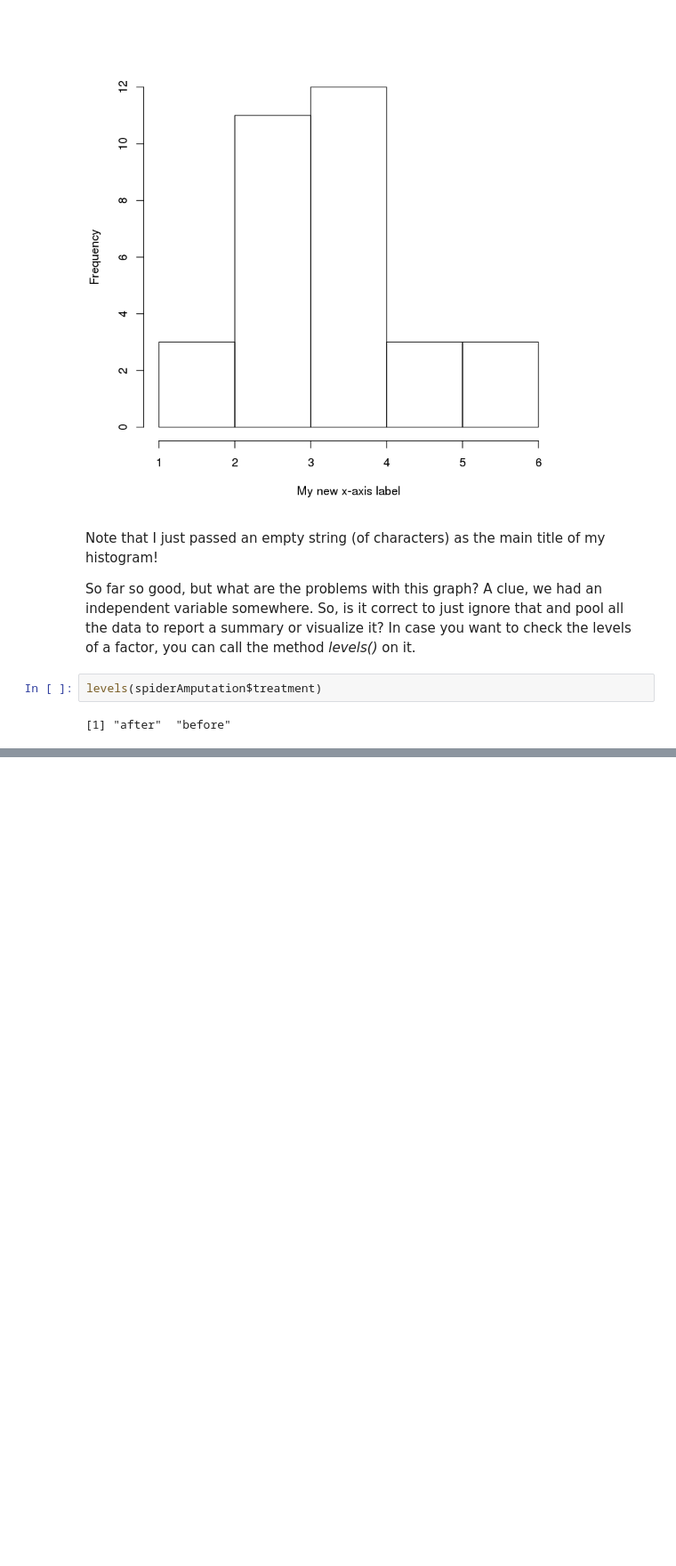
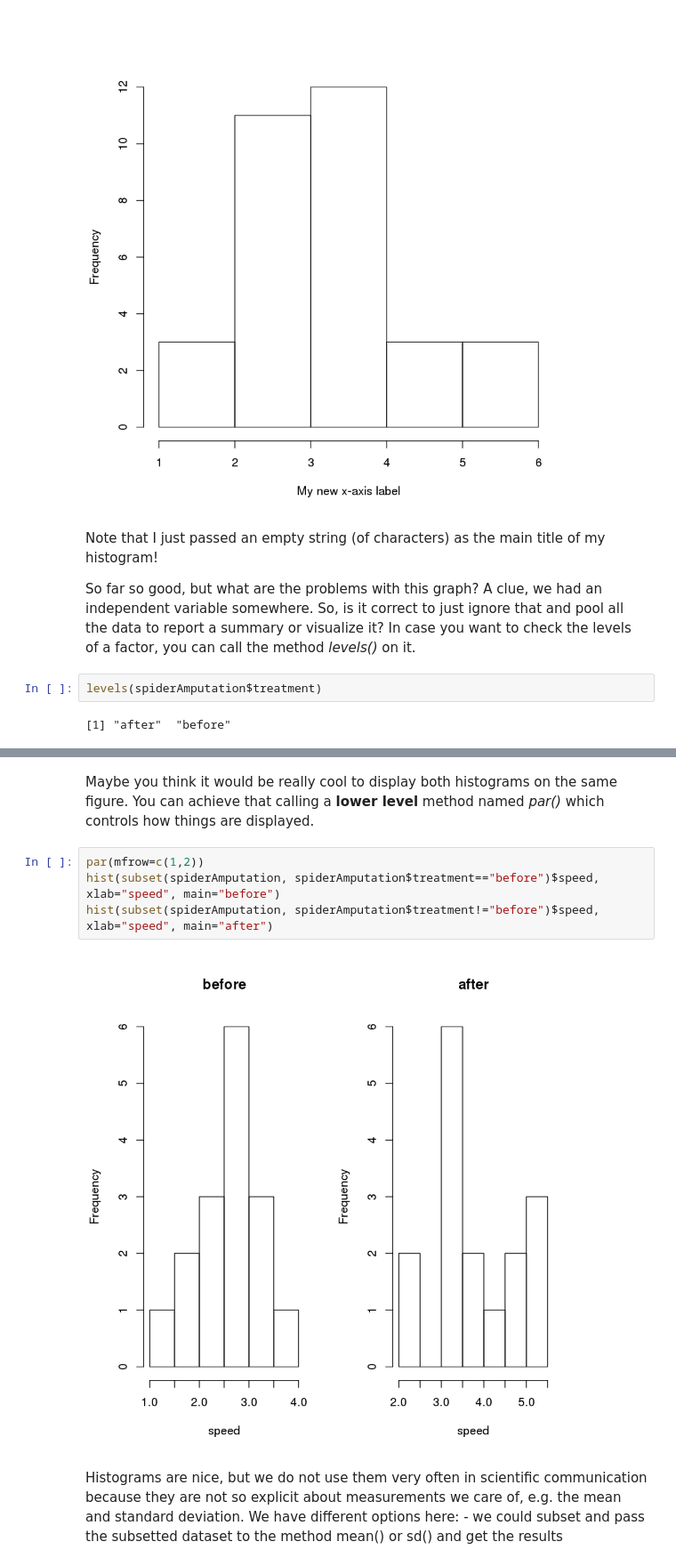
Before and after one commit to geobiolmu/WP49.2_Datenverarbeitung_WiSe1617, a Jupyter notebook: Notebooks/002_R_Intro.ipynb, the cells around one changed output, grey strips where cells are left out. Shown: that part at 89% size. Saved outputs shown, nothing was run; the diff lists cells and outputs as text; blank space fills up the shorter version.

```diff
--- a/Notebooks/002_R_Intro.ipynb
+++ b/Notebooks/002_R_Intro.ipynb
@@ -100,0 +139,11 @@ So, what to do?
+# %% [markdown]
+Maybe you think it would be really cool to display both histograms on the same figure. You can achieve that calling a **lower level** method named *par()* which controls how things are displayed.
+# %%
+par(mfrow=c(1,2))
+hist(subset(spiderAmputation, spiderAmputation$treatment=="before")$speed, xlab="speed", main="before")
+hist(subset(spiderAmputation, spiderAmputation$treatment!="before")$speed, xlab="speed", main="after")
+# %% [output]
+[figure, added]
+# %% [markdown]
+Histograms are nice, but we do not use them very often in scientific communication because they are not so explicit about measurements we care of, e.g. the mean and standard deviation. We have different options here:
+    - we could subset and pass the subsetted dataset to the method mean() or sd() and get the results
```
Also changed, not shown: parts of 20 cells of this notebook.
